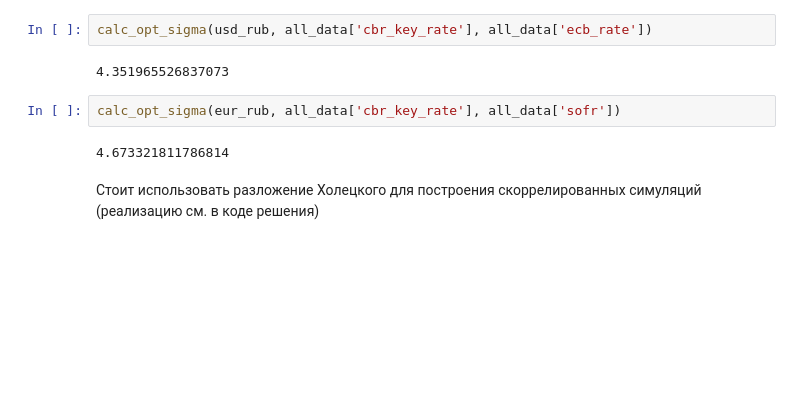
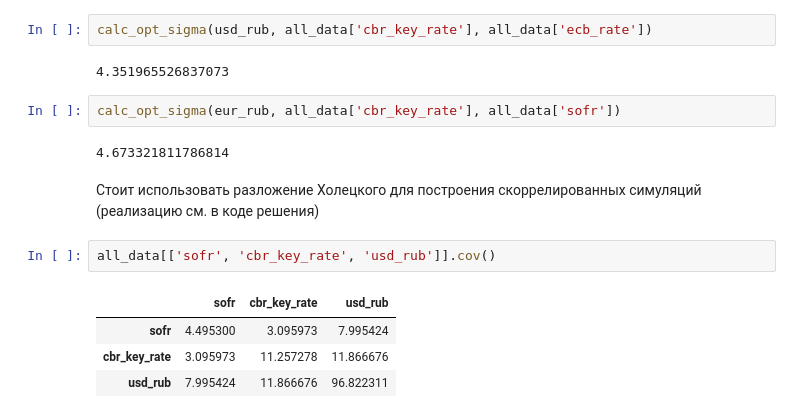
Before and after one commit to vladimirKarlov01/portfolio-risk, a Jupyter notebook: notebooks/fx_simulations.ipynb, the cells around one changed output. Cells and saved outputs as stored; diff of their text form; blank space fills up the shorter version.

```diff
--- a/notebooks/fx_simulations.ipynb
+++ b/notebooks/fx_simulations.ipynb
@@ -119,3 +119,10 @@ calc_opt_sigma(eur_rub, all_data['cbr_key_rate'], all_data['sofr'])
 4.673321811786814
 # %% [markdown]
 Стоит использовать разложение Холецкого для построения скоррелированных симуляций (реализацию см. в коде решения)
+# %%
+all_data[['sofr', 'cbr_key_rate', 'usd_rub']].cov()
+# %% [output]
+|  | sofr | cbr_key_rate | usd_rub |
+| sofr | 4.495300 | 3.095973 | 7.995424 |
+| cbr_key_rate | 3.095973 | 11.257278 | 11.866676 |
+| usd_rub | 7.995424 | 11.866676 | 96.822311 |
```
Also changed, not shown: parts of 1 cell of this notebook, 4 other files.
